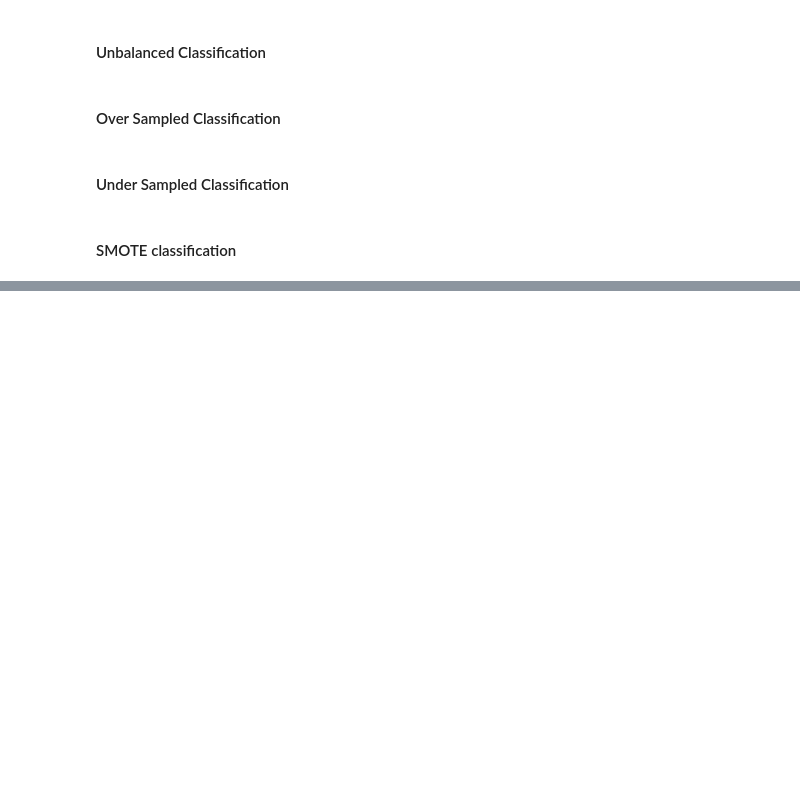
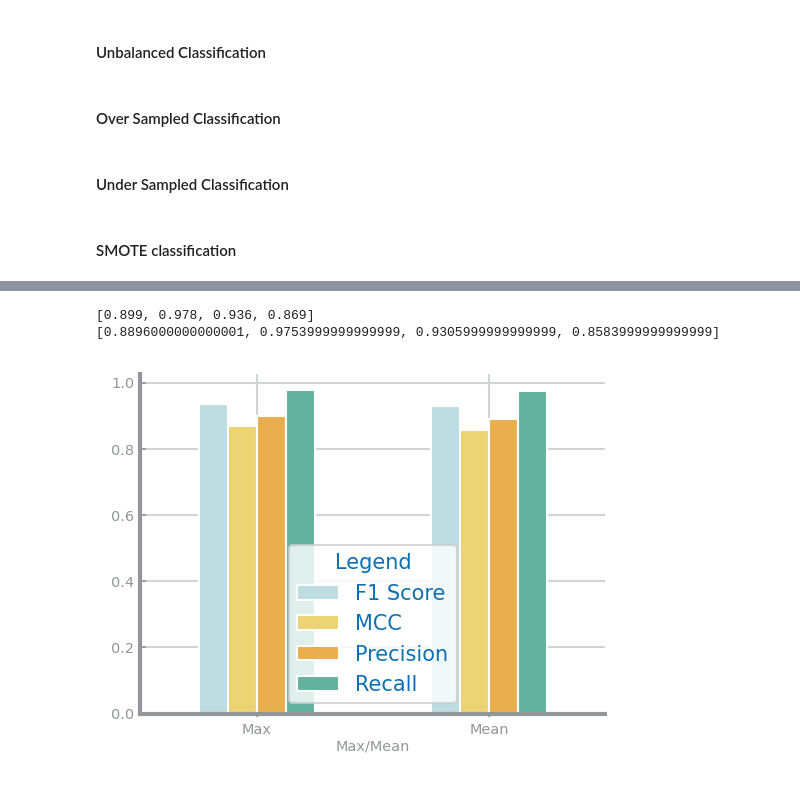
Before and after one commit to diogo-costa98/cdados, a Jupyter notebook: Lab6/Lab6_qsar_oral_toxicity.ipynb, the cells around one changed output, grey strips where cells are left out. Saved outputs shown, nothing was run; the diff lists cells and outputs as text; code cells hidden in the pictures; blank space fills up the shorter version.

```diff
--- a/Lab6/Lab6_qsar_oral_toxicity.ipynb
+++ b/Lab6/Lab6_qsar_oral_toxicity.ipynb
@@ -120,0 +281,6 @@ labels = pd.unique(y)
+# %%
+plot_metrics()
+# %% [output]
+[0.899, 0.978, 0.936, 0.869]
+[0.8896000000000001, 0.9753999999999999, 0.9305999999999999, 0.8583999999999999]
+[figure, added]
```
Also changed, not shown: parts of 26 cells of this notebook.
